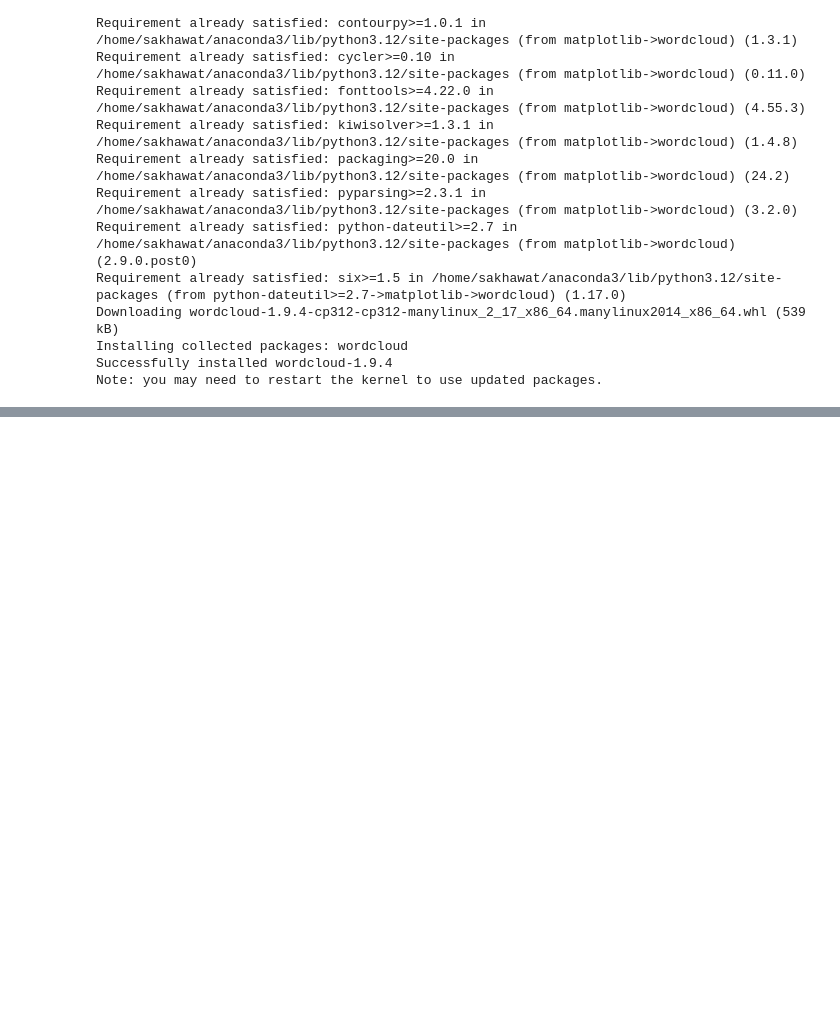
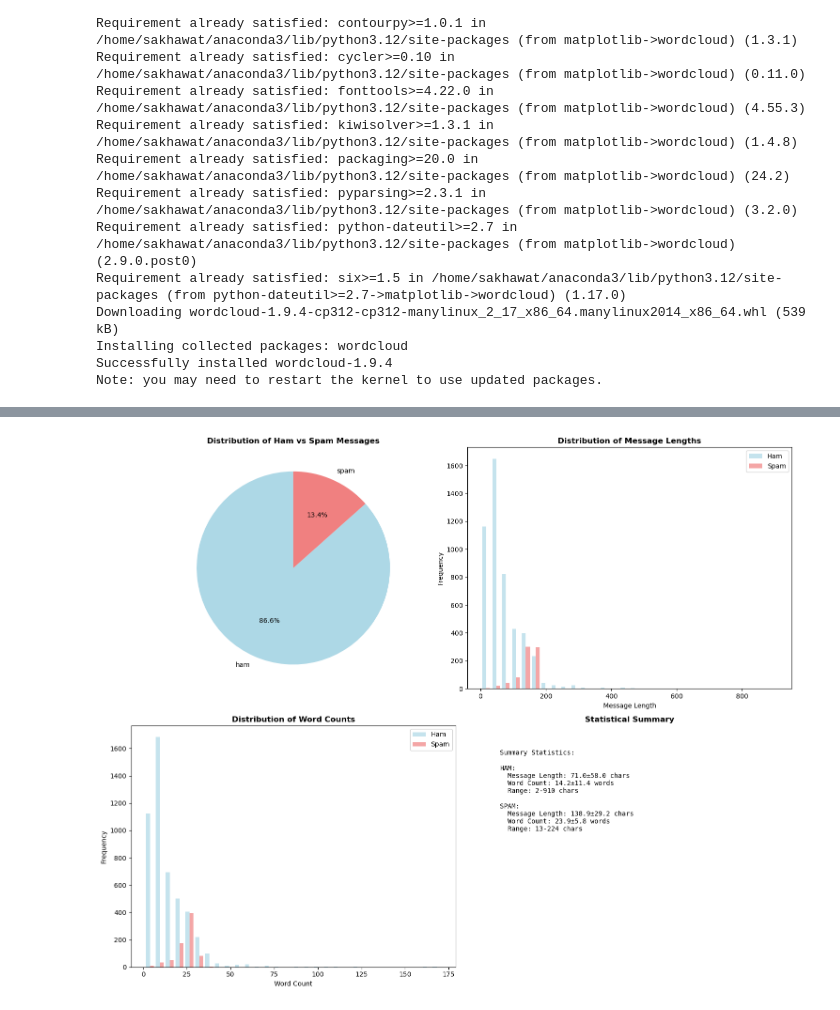
Before and after one commit to sakhawat-ahmed/Text-Classification-using-RNN, a Jupyter notebook: Text-classification-RNN.ipynb, the cells around one changed output, grey strips where cells are left out. Saved outputs shown, nothing was run; the diff lists cells and outputs as text; code cells hidden in the pictures; blank space fills up the shorter version.

```diff
--- a/Text-classification-RNN.ipynb
+++ b/Text-classification-RNN.ipynb
@@ -48,16 +69,74 @@ To enable the following instructions: SSE4.1 SSE4.2 AVX AVX2 FMA, in other opera
 # %%
-# Load the dataset
-df = pd.read_csv('./spam.csv', encoding='latin-1')
+# Create subplots for EDA
+fig, axes = plt.subplots(2, 2, figsize=(15, 12))
 
-# Clean the dataset - keep only relevant columns
-df = df[['v1', 'v2']]
-df.columns = ['label', 'message']
+# 2.1 Class Distribution
+class_dist = df['label'].value_counts()
+axes[0,0].pie(class_dist.values, labels=class_dist.index, autopct='%1.1f%%', startangle=90, colors=['lightblue', 'lightcoral'])
+axes[0,0].set_title('Distribution of Ham vs Spam Messages', fontweight='bold')
 
-print("Dataset Overview:")
-print(f"Dataset shape: {df.shape}")
-print("\nFirst 5 rows:")
-print(df.head())
+# 2.2 Message Length Analysis
+df['message_length'] = df['message'].apply(len)
+ham_lengths = df[df['label'] == 'ham']['message_length']
+spam_lengths = df[df['label'] == 'spam']['message_length']
 
-print("\nDataset Information:")
-print(df.info())
+axes[0,1].hist([ham_lengths, spam_lengths], bins=30, label=['Ham', 'Spam'], alpha=0.7, color=['lightblue', 'lightcoral'])
+axes[0,1].set_xlabel('Message Length')
+axes[0,1].set_ylabel('Frequency')
+axes[0,1].set_title('Distribution of Message Lengths', fontweight='bold')
+axes[0,1].legend()
+
+# 2.3 Word Count Analysis
+df['word_count'] = df['message'].apply(lambda x: len(x.split()))
+ham_words = df[df['label'] == 'ham']['word_count']
+spam_words = df[df['label'] == 'spam']['word_count']
+
+axes[1,0].hist([ham_words, spam_words], bins=30, label=['Ham', 'Spam'], alpha=0.7, color=['lightblue', 'lightcoral'])
+axes[1,0].set_xlabel('Word Count')
+axes[1,0].set_ylabel('Frequency')
+axes[1,0].set_title('Distribution of Word Counts', fontweight='bold')
+axes[1,0].legend()
+
+# 2.4 Fixed Summary Statistics
+axes[1,1].axis('off')
+
+# Calculate statistics properly
+stats_data = []
+for label in ['ham', 'spam']:
+    subset = df[df['label'] == label]
+    stats_data.append({
+        'Label': label,
+        'Msg Len Mean': subset['message_length'].mean(),
+        'Msg Len Std': subset['message_length'].std(),
+        'Msg Len Min': subset['message_length'].min(),
+        'Msg Len Max': subset['message_length'].max(),
+        'Word Count Mean': subset['word_count'].mean(),
+        'Word Count Std': subset['word_count'].std(),
+        'Word Count Min': subset['word_count'].min(),
+        'Word Count Max': subset['word_count'].max()
+    })
+
+stats_text = "Summary Statistics:\n\n"
+for stat in stats_data:
+    stats_text += f"{stat['Label'].upper()}:\n"
+    stats_text += f"  Message Length: {stat['Msg Len Mean']:.1f}±{stat['Msg Len Std']:.1f} chars\n"
+    stats_text += f"  Word Count: {stat['Word Count Mean']:.1f}±{stat['Word Count Std']:.1f} words\n"
+    stats_text += f"  Range: {stat['Msg Len Min']}-{stat['Msg Len Max']} chars\n\n"
+
+axes[1,1].text(0.1, 0.9, stats_text, fontsize=10, family='monospace', verticalalignment='top')
+axes[1,1].set_title('Statistical Summary', fontweight='bold')
+
+plt.tight_layout()
+plt.show()
+
+# Print additional statistics
+print("\n" + "="*50)
+print("DATA ANALYSIS SUMMARY")
+print("="*50)
+print(f"Total messages: {len(df)}")
+print(f"Ham messages: {len(df[df['label']=='ham'])} ({len(df[df['label']=='ham'])/len(df)*100:.2f}%)")
+print(f"Spam messages: {len(df[df['label']=='spam'])} ({len(df[df['label']=='spam'])/len(df)*100:.2f}%)")
+print(f"Average message length - Ham: {ham_lengths.mean():.2f}, Spam: {spam_lengths.mean():.2f}")
+print(f"Average word count - Ham: {ham_words.mean():.2f}, Spam: {spam_words.mean():.2f}")
 # %% [output]
+[figure, added]
```
Also changed, not shown: parts of 12 cells of this notebook, 1 other file.
